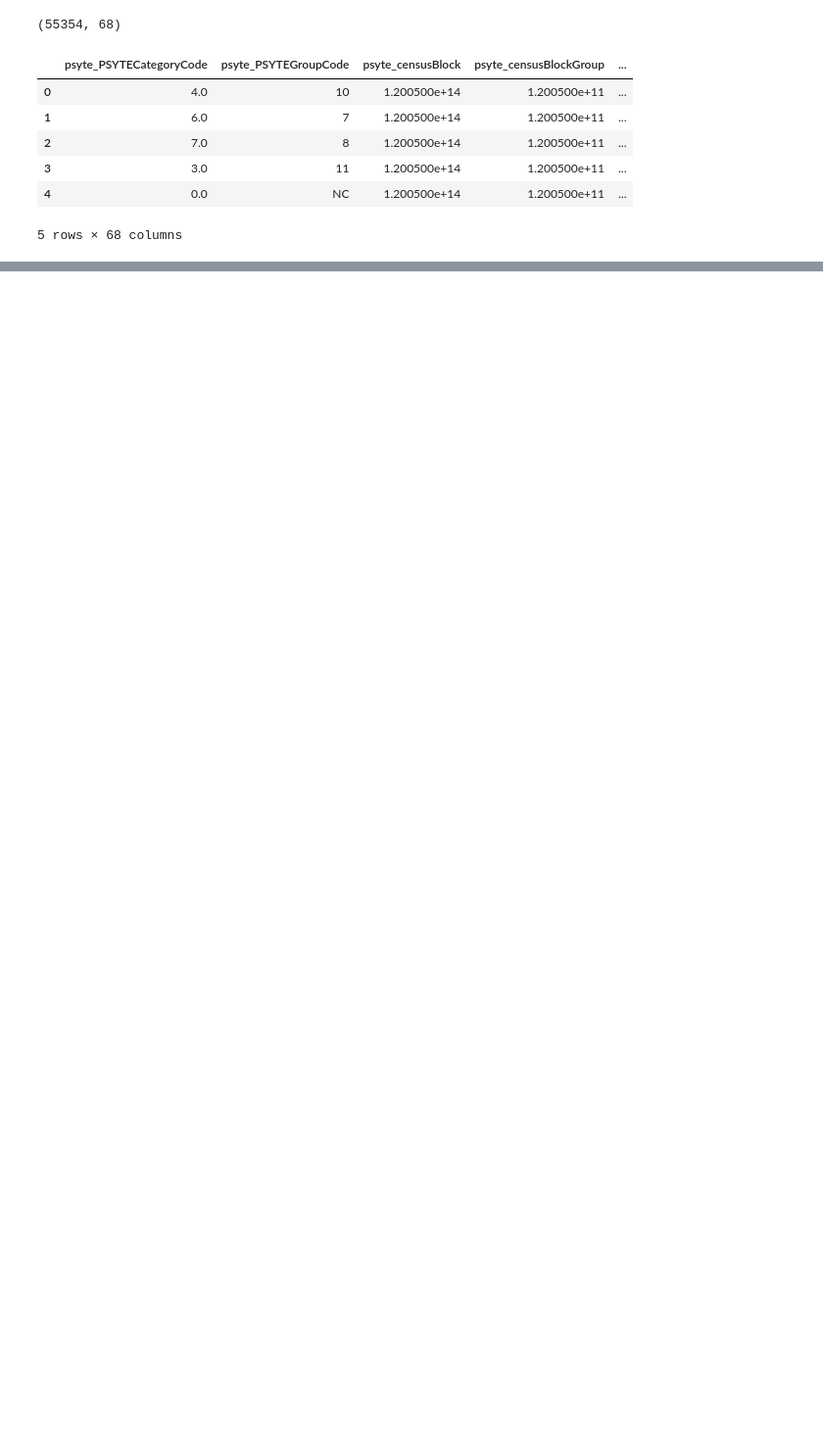
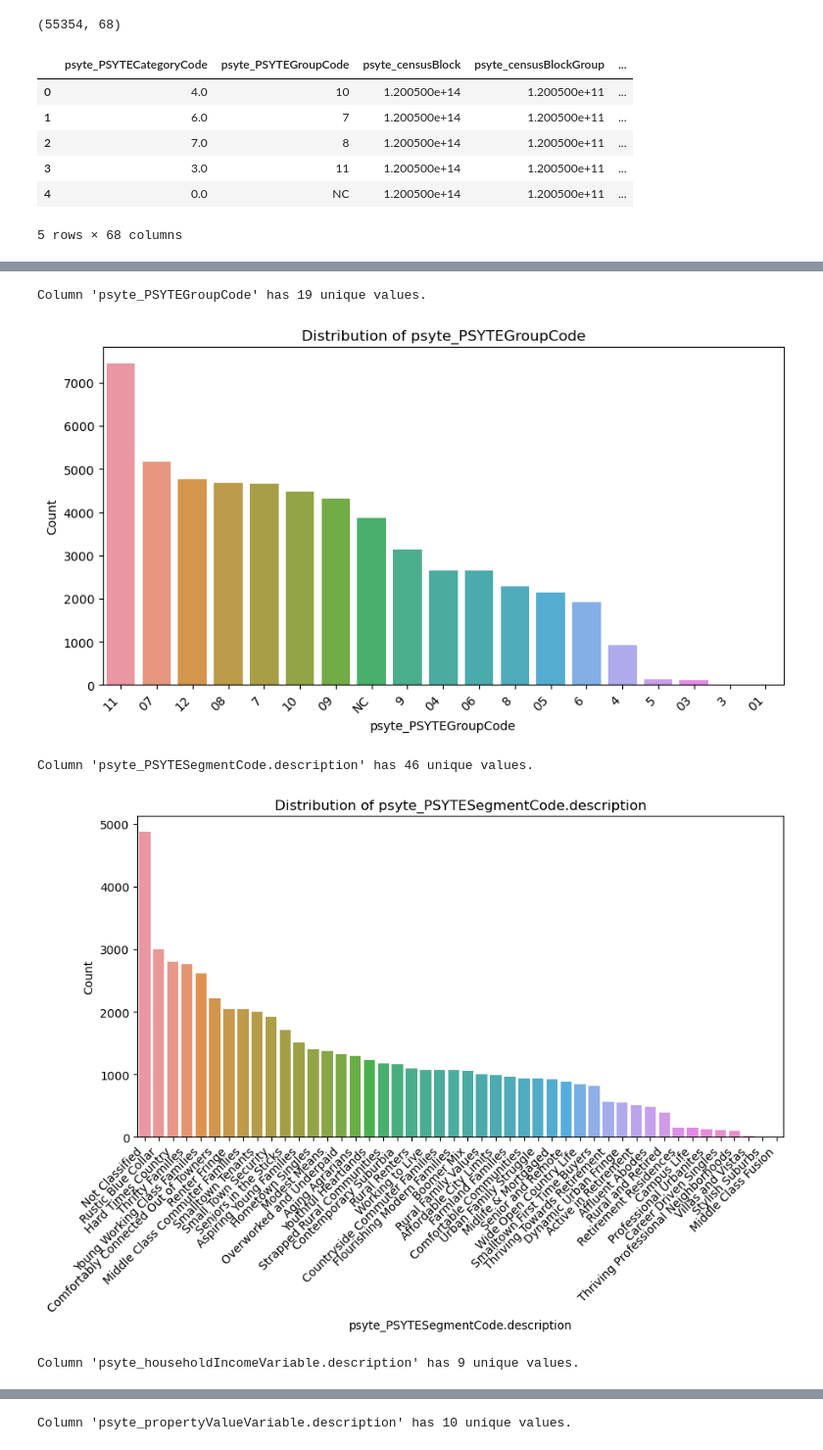
Before and after one commit to rishikax/Precisely, a Jupyter notebook: code/data_visualization.ipynb, the cells around one changed output, grey strips where cells are left out. Shown at 98% size. Cells and saved outputs as stored; diff of their text form; code cells hidden in the pictures; blank space fills up the shorter version.

Commit message:
Update data_visualization.ipynb
Done

```diff
--- a/code/data_visualization.ipynb
+++ b/code/data_visualization.ipynb
@@ -20,0 +80,37 @@ df.head()
+# %%
+def plot_categorical_distributions(df):
+    """
+    This function identifies categorical columns in a DataFrame,
+    prints the number of unique values, and plots histograms for each categorical column.
+    """
+    # Select categorical columns
+    categorical_cols = ['psyte_PSYTEGroupCode', 'psyte_PSYTESegmentCode.description',
+       'psyte_householdIncomeVariable.description',
+       'psyte_propertyValueVariable.description',
+       'psyte_propertyTenureVariable.description',
+       'psyte_propertyTypeVariable.description',
+       'psyte_urbanRuralVariable.description',
+       'coastal_waterbodyName',
+       'coastal_nearestWaterbodyAdjacentName', 'LOC_CODE'] # STREETNAME
+
+    # Loop through each categorical column
+    for col in categorical_cols:
+        unique_values = df[col].nunique()
+        print(f"Column '{col}' has {unique_values} unique values.")
+
+        # Plot the frequency of unique values
+        plt.figure(figsize=(10, 5))
+        sns.countplot(data=df, x=col, order=df[col].value_counts().index)
+        plt.xticks(rotation=45, ha='right')  # Rotate x-axis labels if needed
+        plt.title(f"Distribution of {col}")
+        plt.ylabel('Count')
+        plt.xlabel(col)
+        plt.show()
+
+plot_categorical_distributions(df)
+# %% [output]
+Column 'psyte_PSYTEGroupCode' has 19 unique values.
+[figure, added]
+Column 'psyte_PSYTESegmentCode.description' has 46 unique values.
+[figure, added]
+Column 'psyte_householdIncomeVariable.description' has 9 unique values.
@@ -20,0 +118 @@ df.head()
+Column 'psyte_propertyValueVariable.description' has 10 unique values.
```
Also changed, not shown: parts of 5 cells of this notebook.
